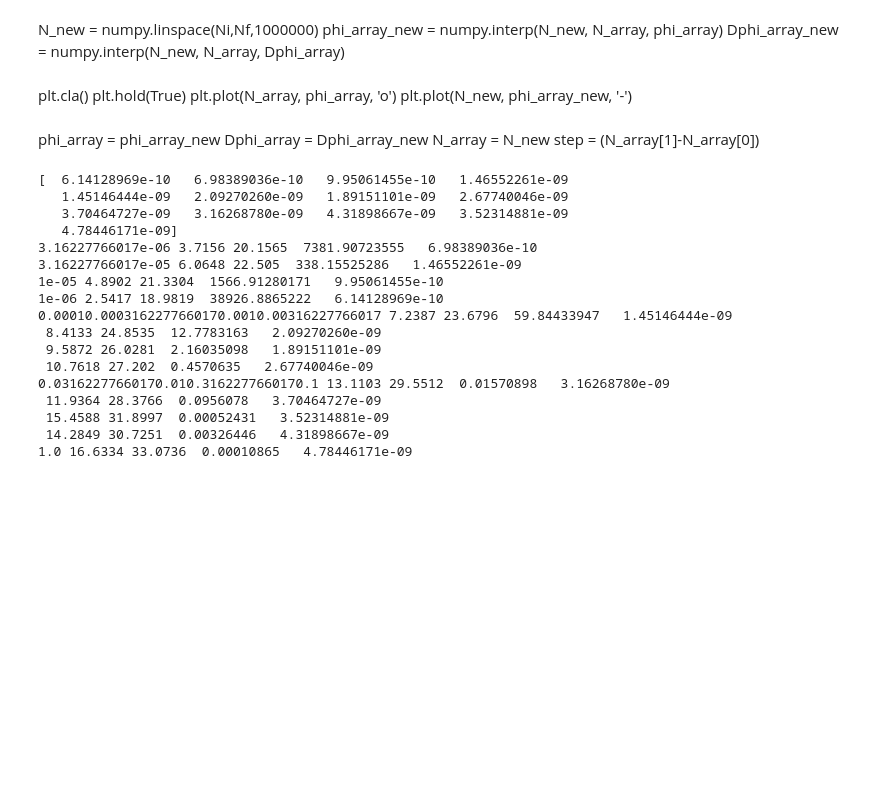
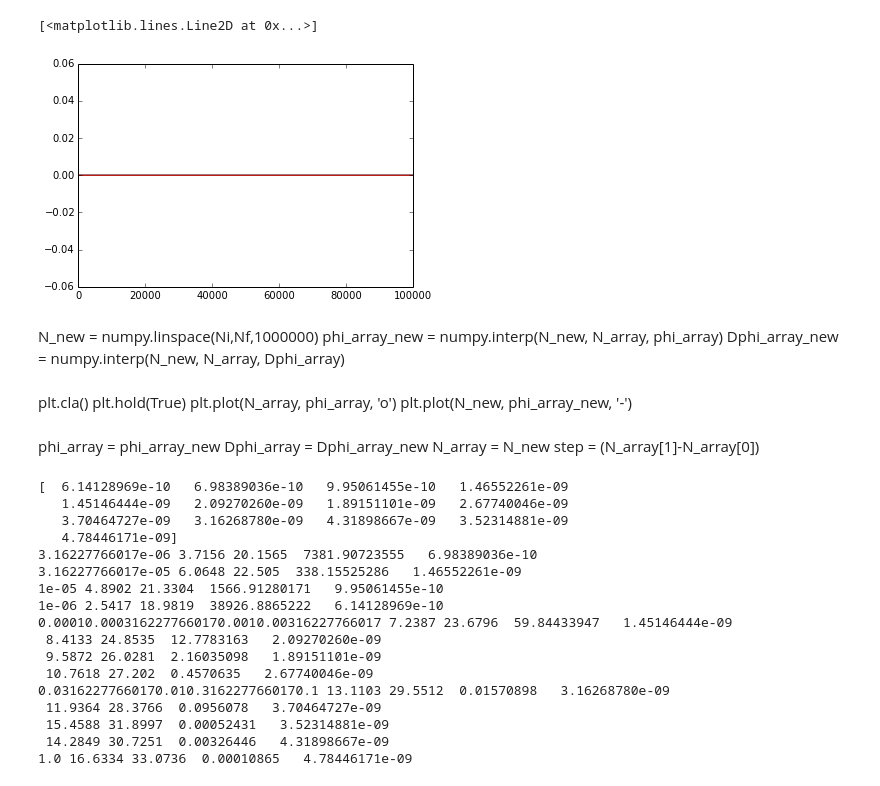
Before and after one commit to rahulporuri/project_work, a Jupyter notebook: power_law/tensor_bi-spectrum_equilateral_limit.ipynb, the cells around one changed output. Drawn from its saved outputs; the diff is of its cells as text; code cells hidden in the pictures; blank space fills up the shorter version.

```diff
--- a/power_law/tensor_bi-spectrum_equilateral_limit.ipynb
+++ b/power_law/tensor_bi-spectrum_equilateral_limit.ipynb
@@ -70,3 +135,12 @@ KeyboardInterrupt
+# %%
+plt.cla()
+plt.hold(True)
+plt.plot(phi_array_rk4 -phi_array_rk2)
+plt.plot(Dphi_array_rk4 -Dphi_array_rk2)
+plt.plot(N_array_rk4 -N_array_rk2)
+# %% [output]
+[<matplotlib.lines.Line2D at 0x...>]
+[figure, added]
 # %% [markdown]
 N_new = numpy.linspace(Ni,Nf,1000000)
 phi_array_new = numpy.interp(N_new, N_array, phi_array)
```
Also changed, not shown: parts of 5 cells of this notebook, 3 other files.
